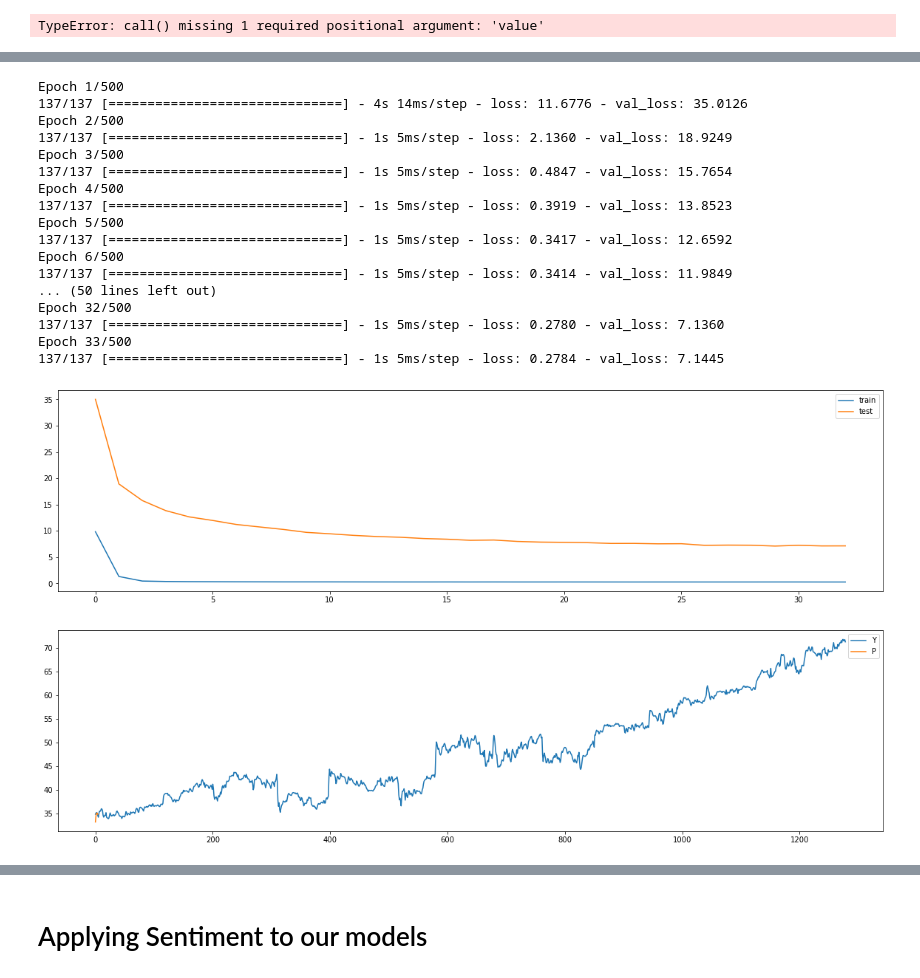
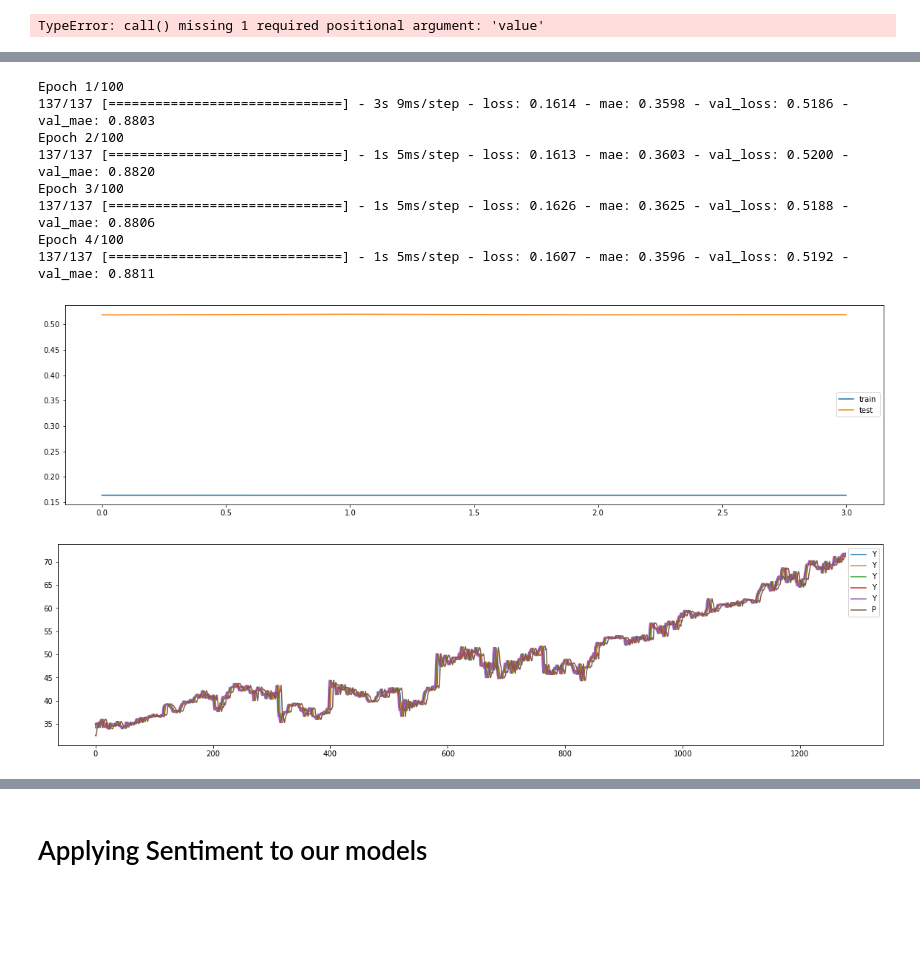
Before and after one commit to IsmailMarashi/2020-2021-Stock-Market-Forecasting-Using-Sentiment-Analysis, a Jupyter notebook: yFinance.ipynb, the cells around one changed output, grey strips where cells are left out. Cells and saved outputs as stored; diff of their text form; code cells hidden in the pictures; blank space fills up the shorter version.

```diff
--- a/yFinance.ipynb
+++ b/yFinance.ipynb
@@ -689,8 +692,7 @@ def createTimeSeriesData(data,shifts=5,backfill=False):
 # %%
 # Shuffle but within period (1D vs 2D)
 # Try training Model From all Available stocks
-dataIn=createTimeSeriesData(data[["Close"]],shifts=period,backfill=False)
-dataOut=data[["Close"]].shift(-period).dropna()
+dataIn,dataOut=createTimeSeriesData(data[["Close"]],outputColumns=["Close"],outputlengthTimeSteps=lookAhead,shifts=period)
 dataIn=(dataIn.to_numpy().reshape(dataIn.shape[0],period,-1))
 # %% [markdown]
 Split by time period
@@ -822,4 +748,15 @@ commonr[fromD:to][['good', 'bad', 'diff', 'str', 'change']].plot(xlim=(fromD,to)
 # %% [markdown]
 ## Testing Different Models Performance
+# %%
+from keras.optimizers import SGD
+tf.keras.backend.clear_session()
+Epochs = 100
+callbacks=[EarlyStopping(monitor='val_loss', min_delta=0, patience=2)]
+lr_shedule=tf.keras.callbacks.LearningRateScheduler( lambda x: 1e-8*10**(x/20))
+# %%
+def compileFit(model, TrainingX=trainx, TrainingY=trainy,ValX=vx,ValY=vy,optimizer="adam",loss="mean_squared_error", patience=3,epochs=Epochs,shuffle=True,batch_size=75):
+    model.compile(loss=loss,optimizer=optimizer,metrics=["mae"])
+    history = model.fit(TrainingX, TrainingY,shuffle=shuffle, batch_size=batch_size,validation_data=(vx,vy),epochs=epochs,callbacks=EarlyStopping(monitor='val_loss', min_delta=0, patience=patience))
+    return history
 # %% [markdown]
 ### BILSTM
@@ -1022,40 +864,27 @@ model=BILSTM_model(inputShape=tx.shape[1:],lstm=16,activation='relu',optimizer='
 # %%
-callbacks=[EarlyStopping(monitor='val_loss', min_delta=0, patience=3)]
 x=Input(shape=(5,1))
 y=LSTM(10,return_sequences=True)(x)
-A=Concatenate()([y,x])
-A=LSTM(10,return_sequences=True)(A)
-D=Dense(20)(A)
-out=Dense(1)(D)
-# L = MultiHeadAttention(num_heads=5,key_dim=5)(x)
-
+y = MultiHeadAttention(num_heads=5,key_dim=5 ,attention_axes=0)(y,y)
+D=Dense(20, activation="relu")(y)
+D=Dense(1,kernel_initializer=tf.initializers.zeros())(D)
+out=Add()([x,D])
 model=tf.keras.models.Model(inputs=x,outputs=out)
-model.compile(loss='mae', optimizer="adam")
-history = model.fit(trainx, trainy, epochs=500, shuffle=True, batch_size=75, validation_data=(vx,vy), callbacks=callbacks)
+history = compileFit(model,loss='huber', optimizer="adam",patience=3)
 # model.summary()
 # tf.keras.utils.plot_model(model, show_shapes=True)
 # %% [output]
-Epoch 1/500
-137/137 [==============================] - 4s 14ms/step - loss: 11.6776 - val_loss: 35.0126
-Epoch 2/500
-137/137 [==============================] - 1s 5ms/step - loss: 2.1360 - val_loss: 18.9249
-Epoch 3/500
-137/137 [==============================] - 1s 5ms/step - loss: 0.4847 - val_loss: 15.7654
-Epoch 4/500
-137/137 [==============================] - 1s 5ms/step - loss: 0.3919 - val_loss: 13.8523
-Epoch 5/500
-137/137 [==============================] - 1s 5ms/step - loss: 0.3417 - val_loss: 12.6592
-Epoch 6/500
-137/137 [==============================] - 1s 5ms/step - loss: 0.3414 - val_loss: 11.9849
-... (50 lines left out)
-Epoch 32/500
-137/137 [==============================] - 1s 5ms/step - loss: 0.2780 - val_loss: 7.1360
-Epoch 33/500
-137/137 [==============================] - 1s 5ms/step - loss: 0.2784 - val_loss: 7.1445
+Epoch 1/100
+137/137 [==============================] - 3s 9ms/step - loss: 0.1614 - mae: 0.3598 - val_loss: 0.5186 - val_mae: 0.8803
+Epoch 2/100
+137/137 [==============================] - 1s 5ms/step - loss: 0.1613 - mae: 0.3603 - val_loss: 0.5200 - val_mae: 0.8820
+Epoch 3/100
+137/137 [==============================] - 1s 5ms/step - loss: 0.1626 - mae: 0.3625 - val_loss: 0.5188 - val_mae: 0.8806
+Epoch 4/100
+137/137 [==============================] - 1s 5ms/step - loss: 0.1607 - mae: 0.3596 - val_loss: 0.5192 - val_mae: 0.8811
 # %%
 plotCompare(history.history['loss'],history.history['val_loss'],["train","test"])
 predictions=model.predict(vx)
-plotCompare(vy.values,predictions[:][4],["Y","P"])
+plotCompare(vy.values,predictions[:,-4],["Y","P"])
 # %% [output]
-[figure, old version]
+[figure, new version]
-[figure, old version]
+[figure, new version]
```
Also changed, not shown: parts of 51 cells of this notebook.
